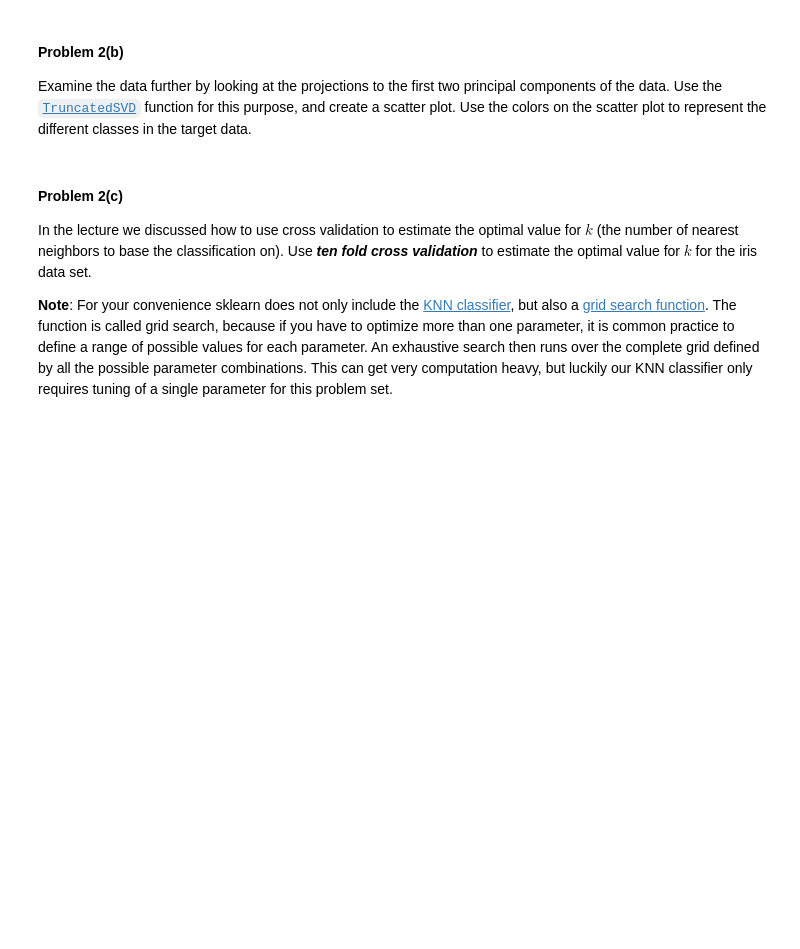
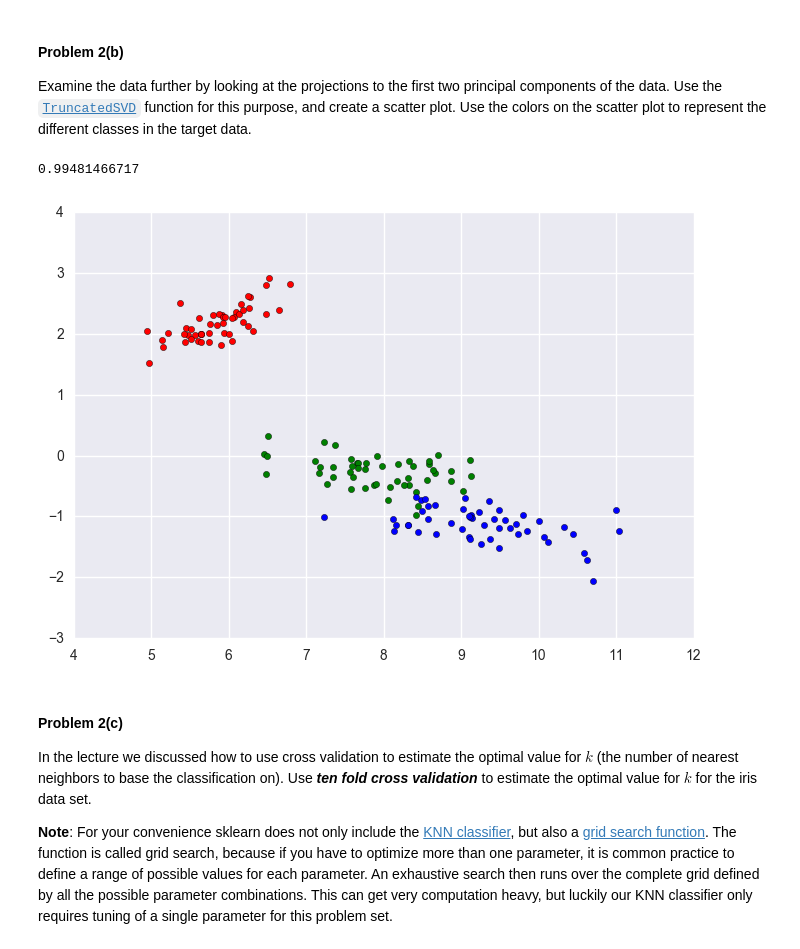
Before and after one commit to jacqzwy/2014, a Jupyter notebook: homework/HW3.ipynb, the cells around one changed output. Saved outputs shown, nothing was run; the diff lists cells and outputs as text; code cells hidden in the pictures; blank space fills up the shorter version.

```diff
--- a/homework/HW3.ipynb
+++ b/homework/HW3.ipynb
@@ -425,3 +422,18 @@ svd = sklearn.decomposition.TruncatedSVD(n_components = 2)
+# %%
+### Your code here ###
+svd = sklearn.decomposition.TruncatedSVD(n_components = 3)
+X_svd = svd.fit_transform(X)
+print svd.explained_variance_ratio_.sum()
+df = pd.DataFrame({'y': Y,
+                   'pc1': X_svd[:, 0],
+                   'pc2': X_svd[:, 1]})
+colors = ['r', 'g', 'b']
+for y, color in zip(df['y'].unique(), colors):
+    mask = df['y'] == y
+    plt.scatter(df[mask]['pc1'], df[mask]['pc2'], c = color)
+# %% [output]
+0.99481466717
+[figure, added]
 # %% [markdown]
 #### Problem 2(c)
 
```
Also changed, not shown: parts of 3 cells of this notebook.
